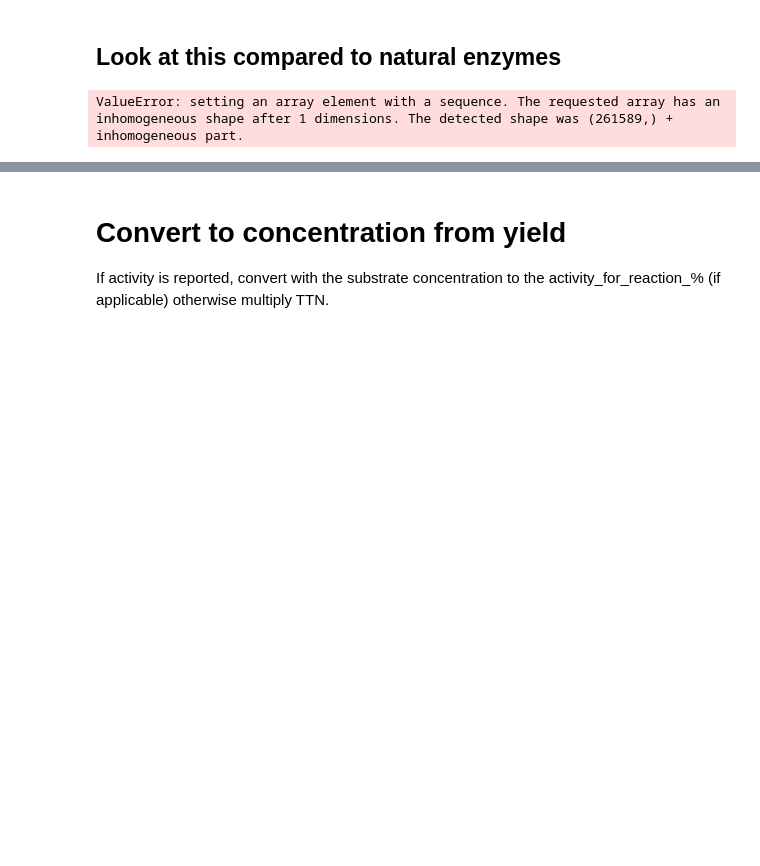
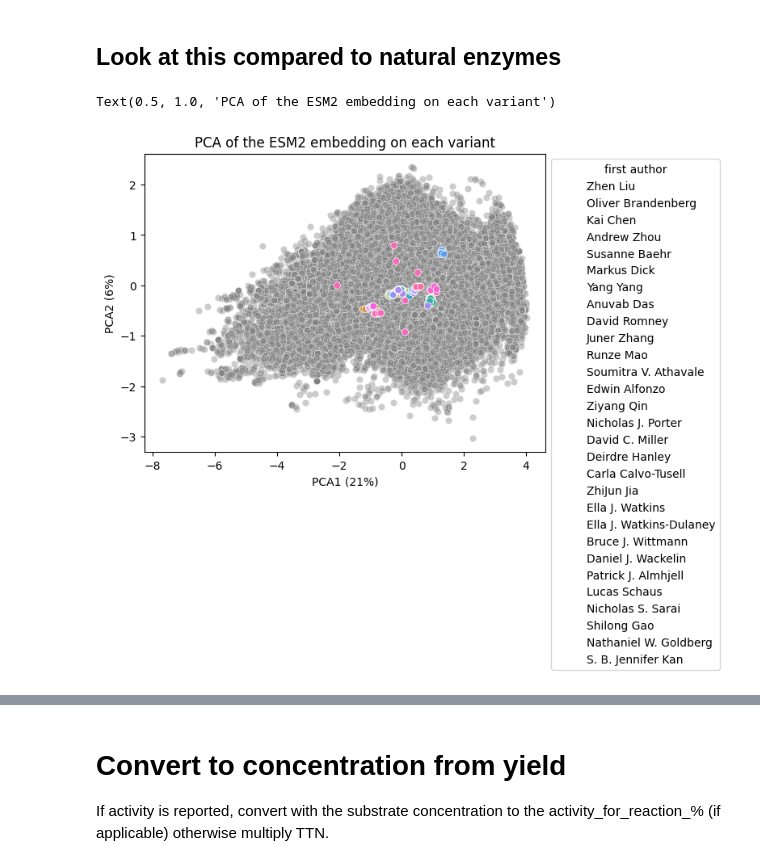
Before and after one commit to fhalab/EnzymeEngineeringDB, a Jupyter notebook: analysis/joint_analysis.ipynb, the cells around one changed output, grey strips where cells are left out. Drawn from its saved outputs; the diff is of its cells as text; code cells hidden in the pictures; blank space fills up the shorter version.

```diff
--- a/analysis/joint_analysis.ipynb
+++ b/analysis/joint_analysis.ipynb
@@ -327,23 +36,22 @@ Text(0.5, 1.0, 'PCA of the ESM2 embedding on each variant')
 # %% [markdown]
 ## Look at this compared to natural enzymes
 # %%
-protein_df = pd.read_pickle('/disk1/ariane/vscode/cec_degrader/manuscript/protein.pkl')
-protein_df['first author'] = 'Natural'
-protein_df.rename(columns={'esm_embedding': 'embedding'}, inplace=True)
+protein_natural_df['first author'] = 'Natural'
 
-all_rxns = pd.concat([embedding_df, protein_df])
+all_rxns = pd.concat([protein_ded_df, protein_natural_df])
 pca = PCA(n_components=2)
 X = np.array([x for x in all_rxns['embedding'].values]).reshape((len(all_rxns), len(all_rxns['embedding'].values[0])))
 pca_values = pca.fit_transform(X)
 all_rxns['PCA1'] = pca_values[:, 0]
 all_rxns['PCA2'] = pca_values[:, 1]
 
 ax = sns.scatterplot(all_rxns[all_rxns['first author'] == 'Natural'], x='PCA1', y='PCA2', color='grey', alpha=0.4)
 ax = sns.scatterplot(all_rxns[all_rxns['first author'] != 'Natural'], x='PCA1', y='PCA2', hue='first author')
 
 sns.move_legend(ax, "upper left", bbox_to_anchor=(1, 1))
 plt.xlabel(f'PCA1 ({int(pca.explained_variance_ratio_[0]*100)}%)')
 plt.ylabel(f'PCA2 ({int(pca.explained_variance_ratio_[1]*100)}%)')
 plt.title('PCA of the ESM2 embedding on each variant')
 # %% [output]
-ValueError: setting an array element with a sequence. The requested array has an inhomogeneous shape after 1 dimensions. The detected shape was (261589,) + inhomogeneous part.
+Text(0.5, 1.0, 'PCA of the ESM2 embedding on each variant')
+[figure, added]
```
Also changed, not shown: parts of 34 cells of this notebook, 1 other file.
